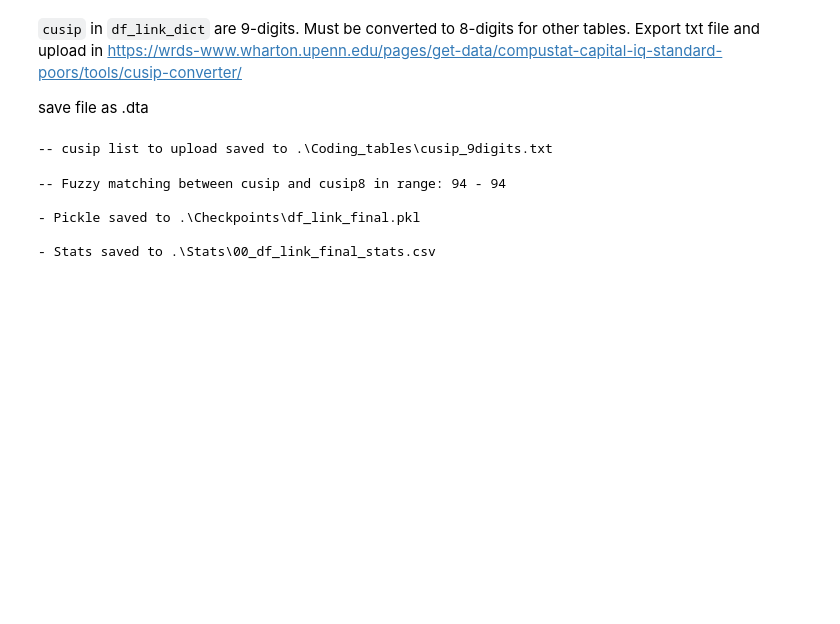
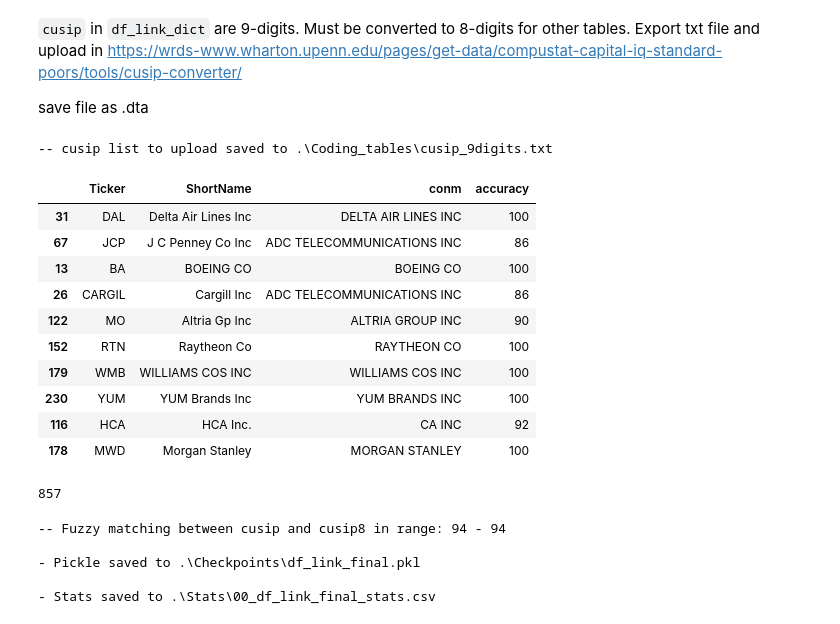
Before and after one commit to AleBitetto/WRDS_accounting, a Jupyter notebook: Download data.ipynb, the cells around one changed output. Saved outputs shown, nothing was run; the diff lists cells and outputs as text; code cells hidden in the pictures; blank space fills up the shorter version.

```diff
--- a/Download data.ipynb
+++ b/Download data.ipynb
@@ -206,6 +206,30 @@ np.savetxt(os.path.join(CODING_TABLES_FOLDER,'cusip_9digits.txt'), cusip_9_list,
 print('-- cusip list to upload saved to', os.path.join(CODING_TABLES_FOLDER,'cusip_9digits.txt'))
 # %% [output]
 -- cusip list to upload saved to .\Coding_tables\cusip_9digits.txt
+# %%
+df_fundam_final = pd.read_pickle(os.path.join(CHECKPOINT_FOLDER, 'df_fundam_final.pkl'))
+df_CDS_spread=pd.read_pickle(os.path.join(CHECKPOINT_FOLDER, 'df_CDS_spread1.pkl'))
+# %%
+choices=df_fundam_final['conm'].unique().tolist()
+CDS_name=df_CDS_spread[['Ticker', 'ShortName']].drop_duplicates().iloc[:10]
+CDS_name[['conm', 'accuracy']]=CDS_name['ShortName'].apply(lambda x: pd.Series(process.extractOne(x, choices)))
+CDS_name
+# %% [output]
+|  | Ticker | ShortName | conm | accuracy |
+| 31 | DAL | Delta Air Lines Inc | DELTA AIR LINES INC | 100 |
+| 67 | JCP | J C Penney Co Inc | ADC TELECOMMUNICATIONS INC | 86 |
+| 13 | BA | BOEING CO | BOEING CO | 100 |
+| 26 | CARGIL | Cargill Inc | ADC TELECOMMUNICATIONS INC | 86 |
+| 122 | MO | Altria Gp Inc | ALTRIA GROUP INC | 90 |
+| 152 | RTN | Raytheon Co | RAYTHEON CO | 100 |
+| 179 | WMB | WILLIAMS COS INC | WILLIAMS COS INC | 100 |
+| 230 | YUM | YUM Brands Inc | YUM BRANDS INC | 100 |
+| 116 | HCA | HCA Inc. | CA INC | 92 |
+| 178 | MWD | Morgan Stanley | MORGAN STANLEY | 100 |
+# %%
+df_CDS_spread[['Ticker', 'ShortName']].drop_duplicates().shape[0]
+# %% [output]
+857
 # %%
 # read cusip-8 list and convert
 
```
Also changed, not shown: 3 other files.
